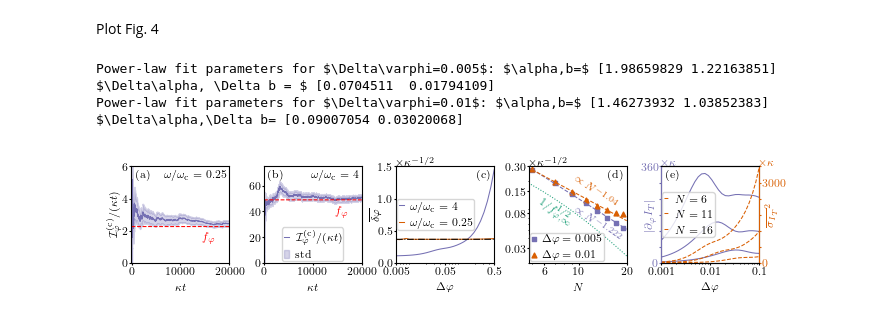
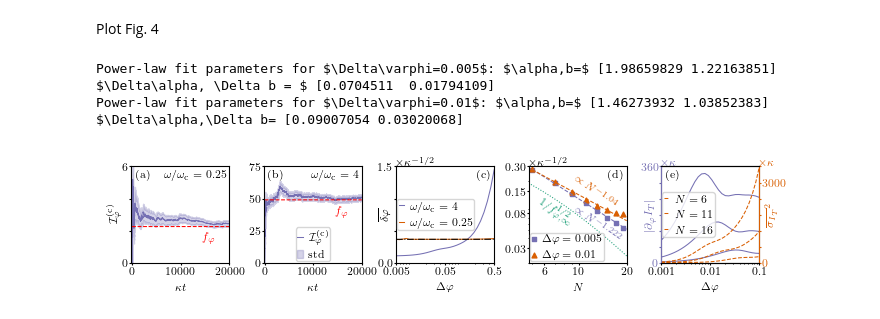
Before and after one commit to malikjirasek/optical-phase-estimation-with-the-boundary-time-crystal, a Jupyter notebook: Fig-4/est_err_count_plotting.ipynb, the cells around one changed output. Saved outputs shown, nothing was run; the diff lists cells and outputs as text; code cells hidden in the pictures.

```diff
--- a/Fig-4/est_err_count_plotting.ipynb
+++ b/Fig-4/est_err_count_plotting.ipynb
@@ -120,9 +120,11 @@ axs[0].plot(df1["t"], QFI[2][2]*np.ones(len(df1["t"])),
 axs[0].text(1.45e4, QFI[2][2] - 0.4, r'$f_\varphi$', fontsize=8,
             color='r', verticalalignment='top')
 axs[0].set_xlabel(r"$\kappa t$")
-axs[0].set_ylabel(r"$\mathcal{I}^{(\mathrm{c})}_\varphi /(\kappa t)$")
+axs[0].set_ylabel(r"$\mathcal{I}^{(\mathrm{c})}_\varphi$")
 axs[0].set_ylim([0, 6])
-axs[0].set_xlim([-100, 2e4])
+axs[0].set_yticks([0, 2, 4, 6])
+axs[0].set_yticklabels([0,'' ,'' , 6])
+axs[0].set_xlim([-200, 2e4])
 axs[0].set_xticks([0, 10000, 20000])
 axs[0].set_xticklabels([0, r'$10000$', r'$20000$'])
 axs[0].yaxis.set_label_coords(-0.1, 0.5)
@@ -134,7 +136,7 @@ axs[0].text(0.97, 0.97, r'$\omega/\omega_\mathrm{c}=0.25$', transform=axs[0].tra
 #------------------------------------------------------------------------------#
 # Fig. 4(b)
 
-axs[1].plot(df2["t"], df2["FI"]/df2["t"], color=colors[2], label=r'$\mathcal{I}^\mathrm{(c)}_\varphi / (\kappa t)$')
+axs[1].plot(df2["t"], df2["FI"]/df2["t"], color=colors[2], label=r'$\mathcal{I}^\mathrm{(c)}_\varphi$')
 axs[1].fill_between(df2["t"], (df2["FI"]-df2["std"])/df2["t"],
                     (df2["FI"]+df2["std"])/df2["t"], alpha=0.3, color=colors[2], label='std')
 axs[1].plot(df2["t"], QFI[1][2]*np.ones(len(df2["t"])),
@@ -143,10 +145,13 @@ axs[1].text(1.45e4, QFI[1][2] - 5, r'$f_\varphi$', fontsize=8,
             color='r', verticalalignment='top')
 axs[1].set_xlabel(r"$\kappa t$")
 axs[1].legend(fontsize=8, handletextpad=0.5, loc='lower center', handlelength=0.5, borderaxespad=0.1)
-axs[1].set_xlim([-100, 2e4])
+axs[1].set_xlim([-200, 2e4])
 axs[1].set_ylim([0, 75])
 axs[1].set_xticks([0, 10000, 20000])
 axs[1].set_xticklabels([0, r'$10000$', r'$20000$'])
+axs[1].set_yticks([0, 25, 50, 75])
+axs[1].set_yticklabels([0, 25, 50, 75])
+axs[1].yaxis.set_label_coords(-0.05, 0.5)
 axs[1].text(0.05, 0.97, '(b)', transform=axs[1].transAxes,
             horizontalalignment='left', verticalalignment='top')
 axs[1].text(0.97, 0.97, r'$\omega/\omega_\mathrm{c}=4$', transform=axs[1].transAxes,
@@ -179,7 +184,8 @@ axs[2].set_xticks([0.005, 0.05, 0.5])
 axs[2].set_xticklabels(['0.005', '0.05', '0.5'])
 axs[2].set_ylim(0.0, 1.5)
 axs[2].set_yticks([0.0, 0.5, 1, 1.5])
-axs[2].yaxis.set_label_coords(-0.14, 0.5)
+axs[2].set_yticklabels(['0.0', '', '', '1.5'])
+axs[2].yaxis.set_label_coords(-0.05, 0.5)
 axs[2].text(0.97, 0.97, '(c)', transform=axs[2].transAxes,
             horizontalalignment='right', verticalalignment='top')
 axs[2].text(0, 1, r'$\times \kappa^{-1/2}$', transform=axs[2].transAxes,
@@ -276,31 +282,31 @@ axs[4].set_xlim([1e-3, 1e-1])
 axs[4].set_xticklabels([1e-3, 1e-2, 1e-1])
 axs[4].set_ylim([0,3.6e2])
 axs[4].set_yticks([0,60,120,180,240,300,360])
 axs[4].set_yticklabels([0,'','','','','',360])
 ax_twin.set_ylim([0,3600])
 ax_twin.set_yticks([0,600,1200,1800,2400,3000,3600])
 ax_twin.set_yticklabels([0,'','','','',3000,''])
 
 ax_twin.spines['left'].set_color(colors[2])
 axs[4].tick_params(axis='y', colors=colors[2], which='both')
 ax_twin.spines['right'].set_color(colors[1])
 ax_twin.tick_params(axis='y', colors=colors[1], which='both')
 
 axs[4].set_xlabel(r'$\Delta\varphi$')
 axs[4].yaxis.set_label_coords(-0.05, 0.5)
 ax_twin.yaxis.set_label_coords(1.05, 0.5)
 axs[4].text(0.05, 0.97, '(e)', transform=axs[4].transAxes,
             horizontalalignment='left', verticalalignment='top')
 axs[4].text(0, 1, r'$\times \kappa$', color=colors[2],
             transform=axs[4].transAxes, horizontalalignment='left',
             verticalalignment='bottom')
 ax_twin.text(1, 1, r'$\times \kappa$', color=colors[1],
              transform=ax_twin.transAxes, horizontalalignment='left',
              verticalalignment='bottom')
 ax_twin.legend(loc='center left', fontsize=8, handletextpad=0.5, handlelength=0.5, borderaxespad=0.1)
 
 fig.savefig('est_err_abs.pdf', dpi=1000)
 # %% [output]
 Power-law fit parameters for $\Delta\varphi=0.005$: $\alpha,b=$ [1.98659829 1.22163851] $\Delta\alpha, \Delta b = $ [0.0704511  0.01794109]
 Power-law fit parameters for $\Delta\varphi=0.01$: $\alpha,b=$ [1.46273932 1.03852383] $\Delta\alpha,\Delta b= [0.09007054 0.03020068]
-[figure, old version]
+[figure, new version]
```
Also changed, not shown: 32 other files.
